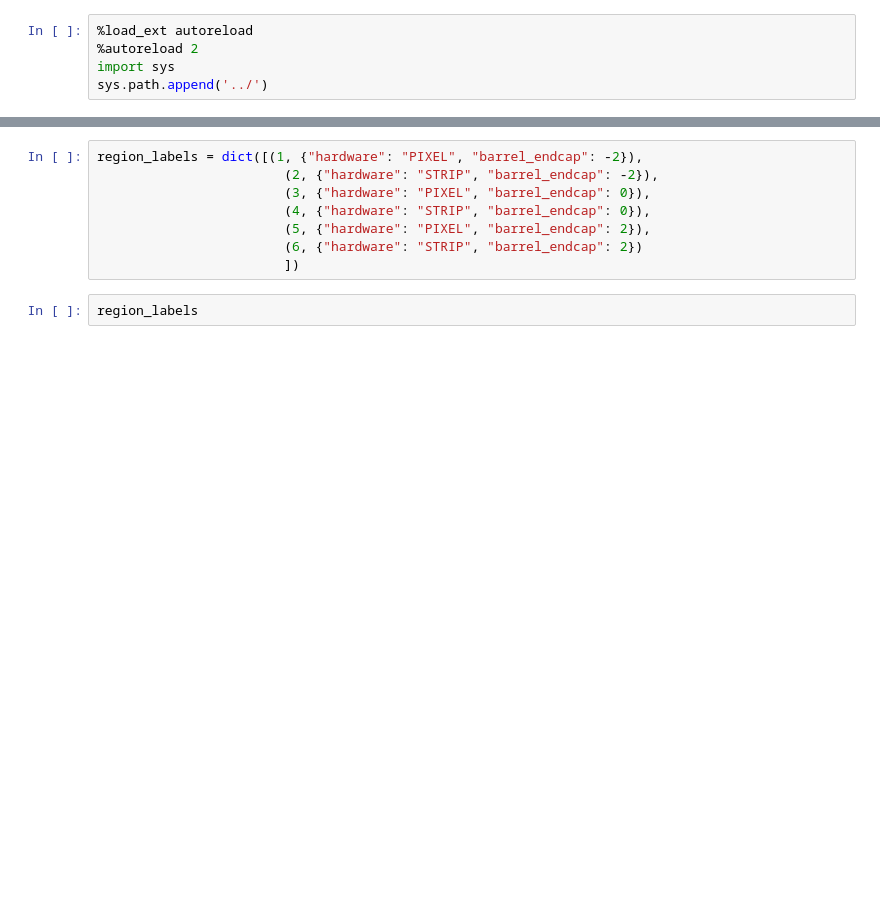
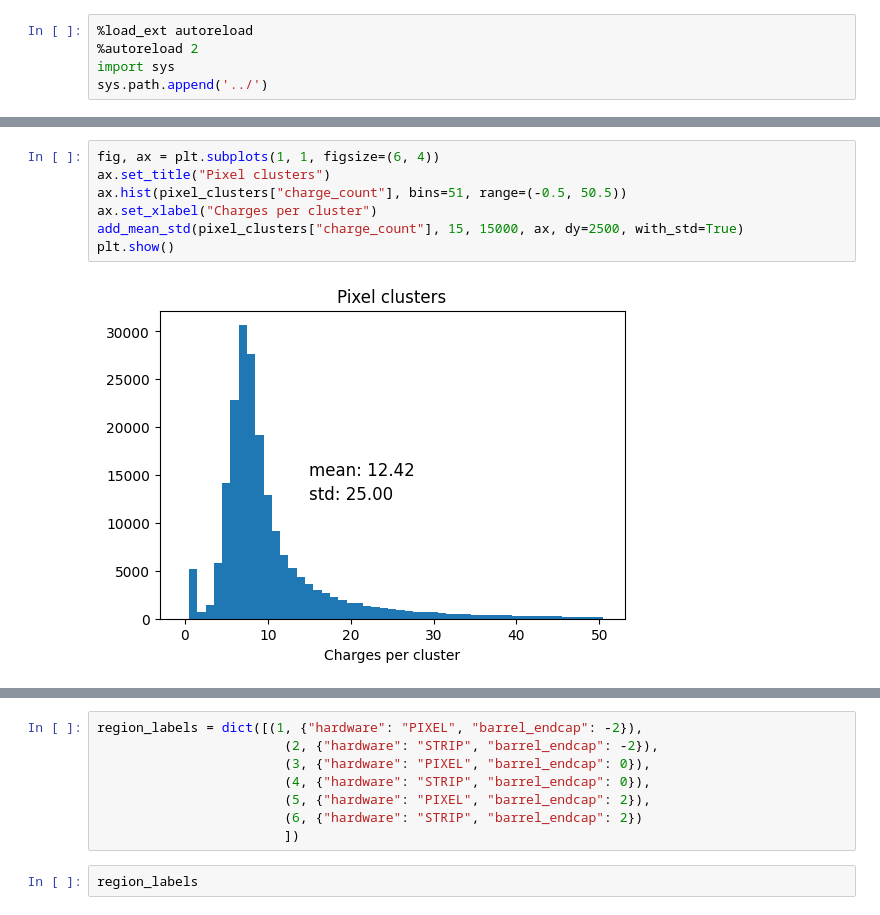
Before and after one commit to xju2/visual_tracks, a Jupyter notebook: notebooks/read_athena_raw_root.ipynb, the cells around one changed output, grey strips where cells are left out. Drawn from its saved outputs; the diff is of its cells as text; blank space fills up the shorter version.

```diff
--- a/notebooks/read_athena_raw_root.ipynb
+++ b/notebooks/read_athena_raw_root.ipynb
@@ -144,0 +405,9 @@ np.unique(reader.clusters["barrel_endcap"]), np.unique(reader.clusters["hardware
+# %%
+fig, ax = plt.subplots(1, 1, figsize=(6, 4))
+ax.set_title("Pixel clusters")
+ax.hist(pixel_clusters["charge_count"], bins=51, range=(-0.5, 50.5))
+ax.set_xlabel("Charges per cluster")
+add_mean_std(pixel_clusters["charge_count"], 15, 15000, ax, dy=2500, with_std=True)
+plt.show()
+# %% [output]
+[figure, added]
```
Also changed, not shown: parts of 79 cells of this notebook, 1 other file.
